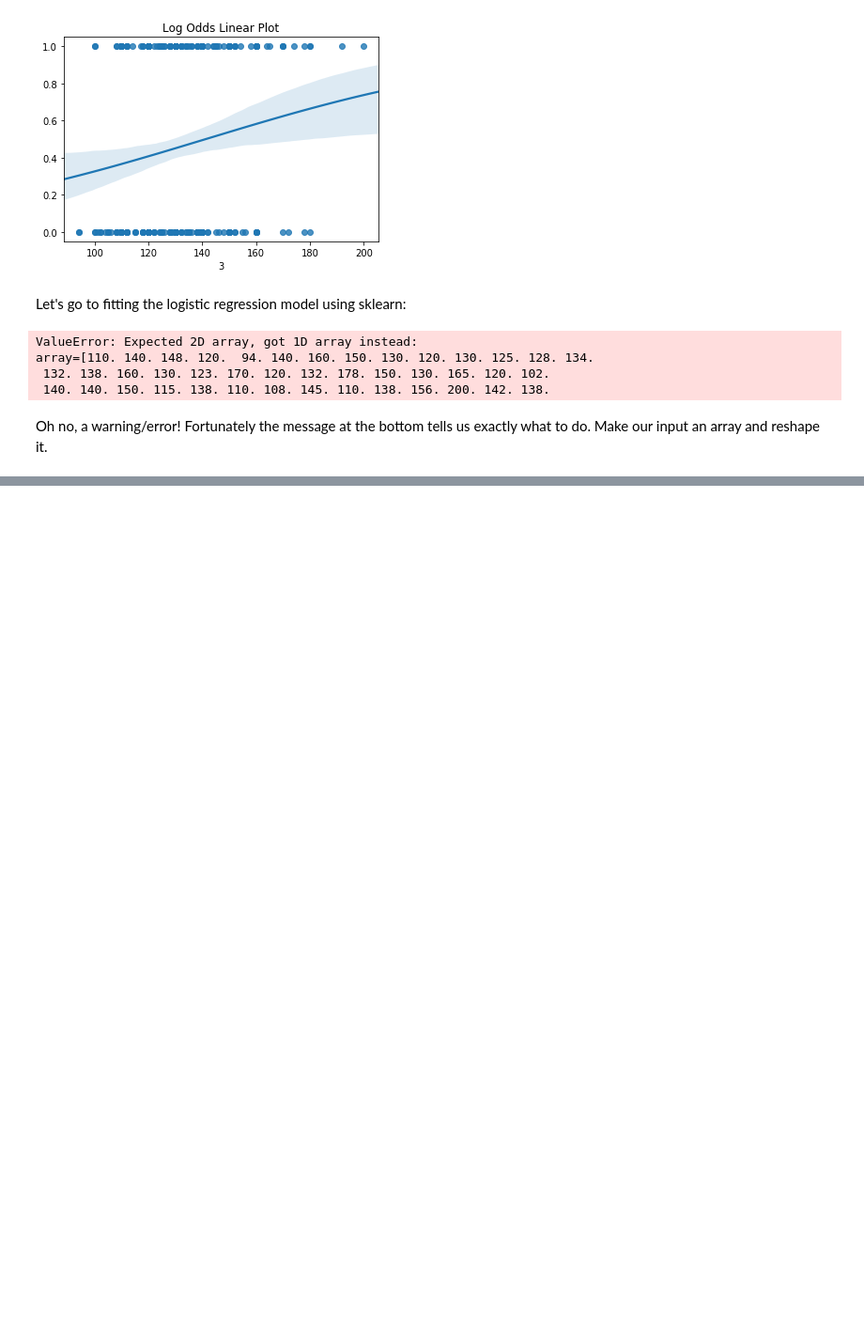
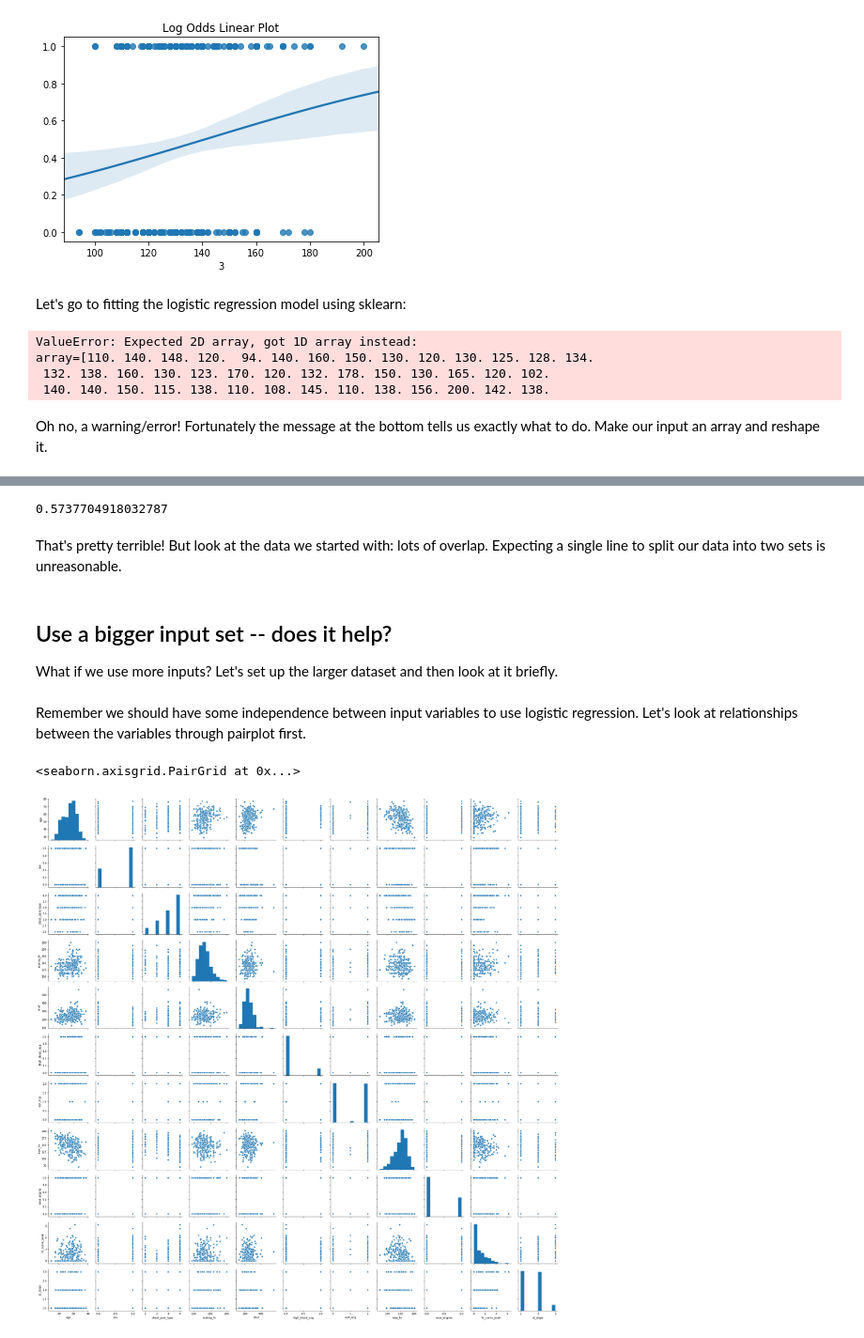
Before and after one commit to kaitai/MachineLearningSeminar-2019, a Jupyter notebook: Logistic regression.ipynb, the cells around one changed output, grey strips where cells are left out. Shown at 94% size. Drawn from its saved outputs; the diff is of its cells as text; code cells hidden in the pictures; blank space fills up the shorter version.

```diff
--- a/Logistic regression.ipynb
+++ b/Logistic regression.ipynb
@@ -178,0 +162,21 @@ array([[145.],
+# %%
+metrics.accuracy_score(y_test, y_pred)
+# %% [output]
+0.5737704918032787
+# %% [markdown]
+That's pretty terrible! But look at the data we started with: lots of overlap. Expecting a single line to split our data into two sets is unreasonable.
+# %% [markdown]
+## Use a bigger input set -- does it help?
+
+What if we use more inputs? Let's set up the larger dataset and then look at it briefly.
+# %%
+bigX = heart_disease.drop(["label", "binary_labels"], axis=1)
+X = np.array(bigX)
+y = heart_disease["binary_labels"]
+# %% [markdown]
+Remember we should have some independence between input variables to use logistic regression. Let's look at relationships between the variables through pairplot first.
+# %%
+sns.pairplot(bigX)
+# %% [output]
+<seaborn.axisgrid.PairGrid at 0x...>
+[figure, added]
```
Also changed, not shown: parts of 10 cells of this notebook, 2 other files.
